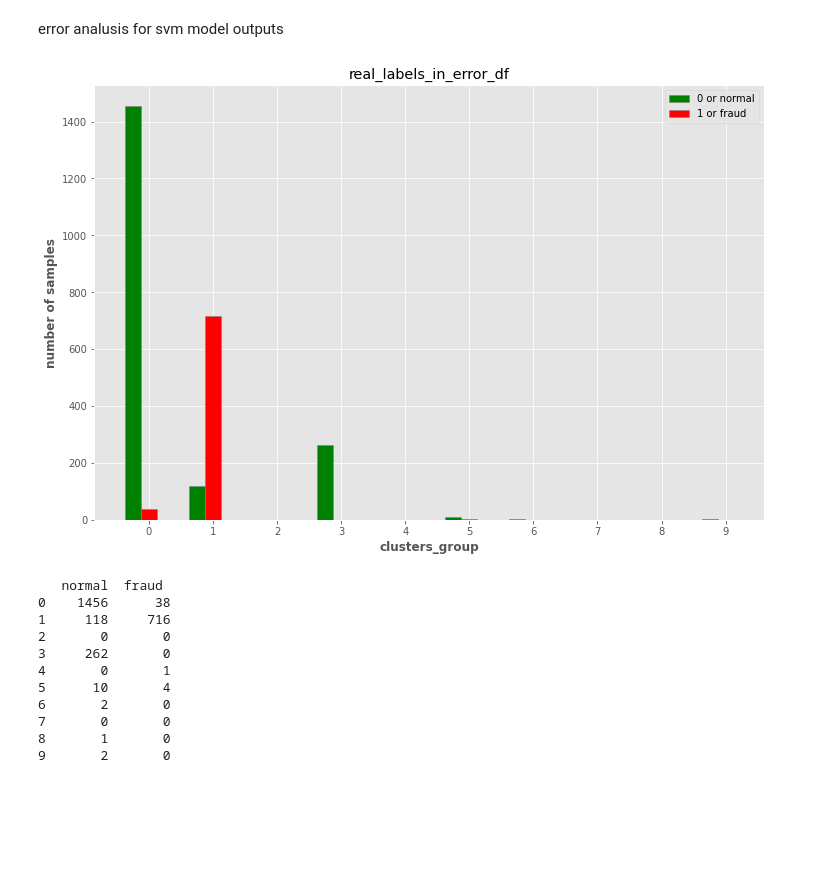
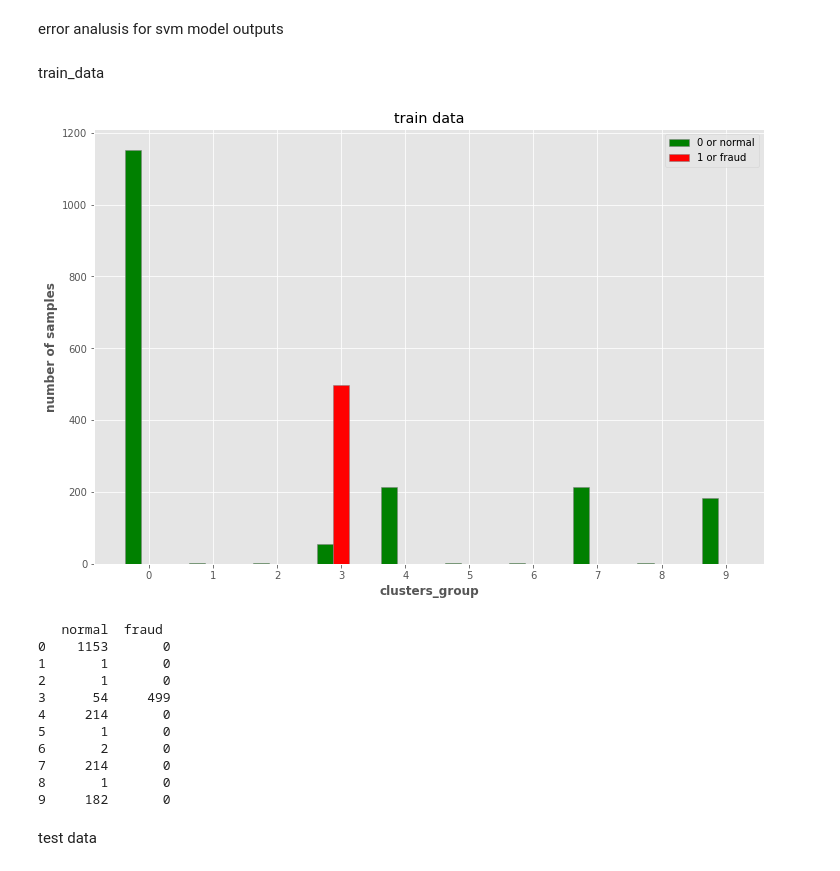
Before and after one commit to navid-finra/finra2, a Jupyter notebook: imp/finra.ipynb, the cells around one changed output. Drawn from its saved outputs; the diff is of its cells as text; code cells hidden in the pictures; blank space fills up the shorter version.

```diff
--- a/imp/finra.ipynb
+++ b/imp/finra.ipynb
@@ -213,6 +365,0 @@ print(pd.DataFrame({'normal' : df_zero, 'fraud ' : df_one}))
-# %%
-x = features.drop(['cluster_group', 'target'], axis=1)
-y = features.target
-from sklearn import svm
-from sklearn.metrics import recall_score, precision_score, f1_score, cohen_kappa_score
-from sklearn.metrics import confusion_matrix, roc_auc_score, roc_curve
@@ -260,29 +485,0 @@ One-Class Support Vector Machines with PCA
-# %%
-np.random.seed(31)
-pca = PCA(n_components=4)
-pca.fit(x)
-pca_data = pca.fit_transform(x)
-
-svm_model = svm.OneClassSVM()
-svm_model.fit(pca_data)
-svm_pred_pca = svm_model.predict(pca_data)
-svm_pred_pca = pd.Series(svm_pred_pca).replace([-1,1],[1,0])
-svm_conf_mat = pd.DataFrame(confusion_matrix(y, svm_pred_pca))
-print('*********confusion_matrix*********')
-print(svm_conf_mat)
-index = []
-test_score = []
-valid_score = []
-index.append("recall_score")
-test_score.append(recall_score(y, svm_pred_pca))
-index.append("precision_score")
-test_score.append(precision_score(y, svm_pred_pca))
-index.append("f1_score")
-test_score.append(f1_score(y, svm_pred_pca))
-index.append("cohen_kappa_score")
-test_score.append(cohen_kappa_score(y, svm_pred_pca))
-index.append("roc_auccuracy_score")
-test_score.append(roc_auc_score(y, svm_pred_pca))
-### summary scores in dataframe
-print('*********scores *********')
-print(pd.DataFrame({"index":index ,"score" :test_score }))
@@ -389,40 +488,52 @@ error_df = features[features.target != features.pred_label]
+# %% [markdown]
+train_data
+# %%
+y_df_train = pd.DataFrame(y_train_b).reset_index(drop = True)
+y_df_train['pred_label'] = svm_pred
+clusters = df_train_b.cluster_group.reset_index()
+y_df_train['cluster_group'] = clusters.cluster_group
+# %%
+error_df = y_df_train[y_df_train.target != y_df_train.pred_label]
 # %%
 df_zero = []
 df_one = []
 nember_of_cluster = 10
 for i in range(nember_of_cluster):
     df_1 = error_df[error_df['cluster_group']==i]
     df_1_list = df_1['target'].tolist()
     df_zero.append(df_1_list.count(0))
     df_one.append(df_1_list.count(1))
 
 barWidth = 0.25
 fig = plt.subplots(figsize =(12, 8))
 br1 = np.arange(len(df_zero))
 br2 = [x + barWidth for x in br1]
 # Make the plot
 plt.bar(br1, df_zero, color ='g', width = barWidth,
         edgecolor ='grey', label ='0 or normal')
 plt.bar(br2, df_one, color ='r', width = barWidth,
         edgecolor ='grey', label ='1 or fraud')
 lst = [i for i in range(0,10)]
 plt.xlabel('clusters_group', fontweight ='bold')
 plt.ylabel('number of samples', fontweight ='bold')
 plt.xticks([r + barWidth for r in range(len(df_zero))],lst)
 plt.legend()
-plt.title('real_labels_in_error_df')
+plt.title("train data")
 plt.show()
 print(pd.DataFrame({'normal' : df_zero, 'fraud ' : df_one}))
+train_fruad2 = pd.DataFrame(df_one)/sum(df_one)
 # %% [output]
-[figure, old version]
+[figure, new version]
    normal  fraud
-0    1456      38
-1     118     716
-2       0       0
-3     262       0
-4       0       1
-5      10       4
+0    1153       0
+1       1       0
+2       1       0
+3      54     499
+4     214       0
+5       1       0
 6       2       0
-7       0       0
+7     214       0
 8       1       0
-9       2       0
+9     182       0
+# %% [markdown]
+test data
```
Also changed, not shown: parts of 34 cells of this notebook.
